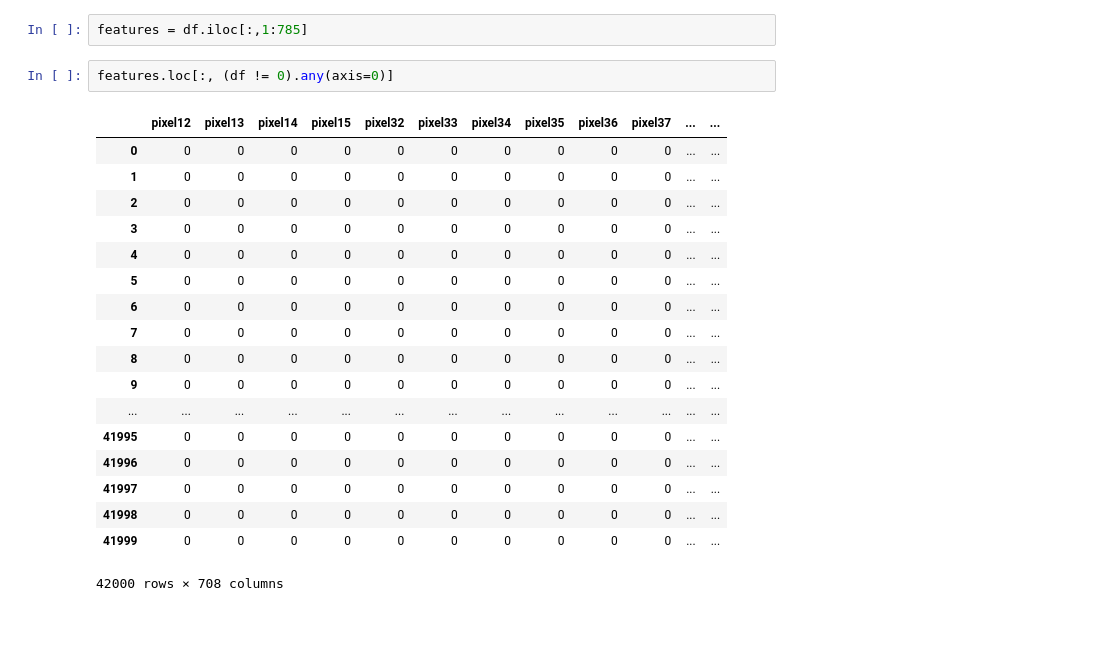
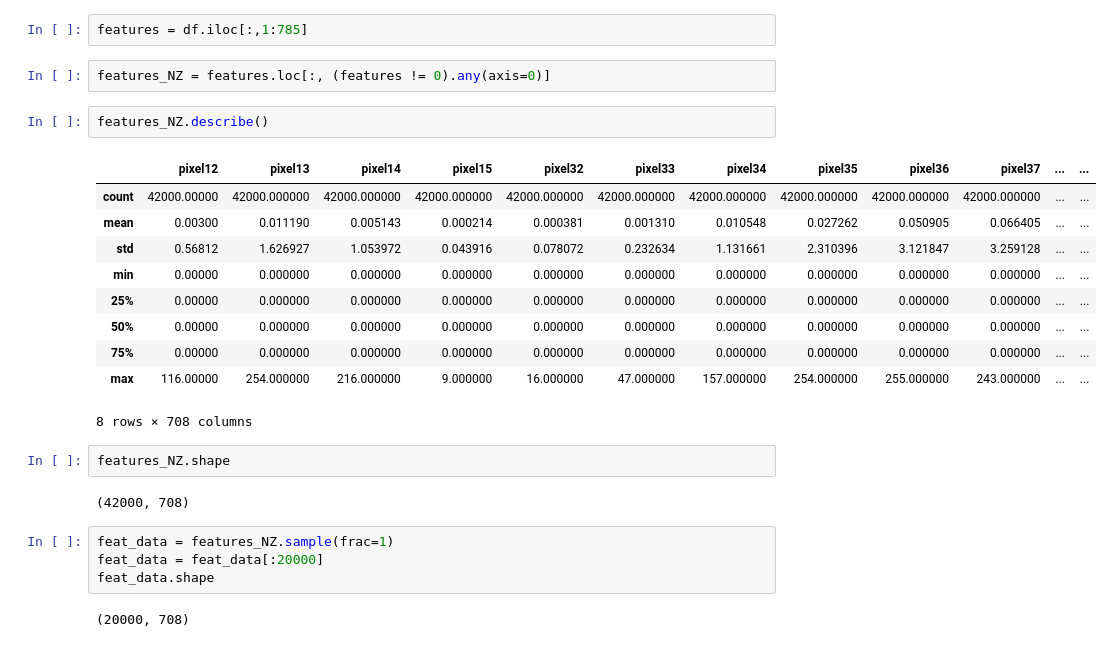
Before and after one commit to irulenot/Digit_Recognizer, a Jupyter notebook: inital_report-1.ipynb, the cells around one changed output. Cells and saved outputs as stored; diff of their text form.

```diff
--- a/inital_report-1.ipynb
+++ b/inital_report-1.ipynb
@@ -106,23 +106,27 @@ df.describe()
 # %%
 features = df.iloc[:,1:785]
 # %%
-features.loc[:, (df != 0).any(axis=0)]
+features_NZ = features.loc[:, (features != 0).any(axis=0)]
-# %% [output]
-|  | pixel12 | pixel13 | pixel14 | pixel15 | pixel32 | pixel33 | pixel34 | pixel35 | pixel36 | pixel37 | ... | ... |
-| 0 | 0 | 0 | 0 | 0 | 0 | 0 | 0 | 0 | 0 | 0 | ... | ... |
-| 1 | 0 | 0 | 0 | 0 | 0 | 0 | 0 | 0 | 0 | 0 | ... | ... |
-| 2 | 0 | 0 | 0 | 0 | 0 | 0 | 0 | 0 | 0 | 0 | ... | ... |
-| 3 | 0 | 0 | 0 | 0 | 0 | 0 | 0 | 0 | 0 | 0 | ... | ... |
-| 4 | 0 | 0 | 0 | 0 | 0 | 0 | 0 | 0 | 0 | 0 | ... | ... |
-| 5 | 0 | 0 | 0 | 0 | 0 | 0 | 0 | 0 | 0 | 0 | ... | ... |
-| 6 | 0 | 0 | 0 | 0 | 0 | 0 | 0 | 0 | 0 | 0 | ... | ... |
-| 7 | 0 | 0 | 0 | 0 | 0 | 0 | 0 | 0 | 0 | 0 | ... | ... |
-| 8 | 0 | 0 | 0 | 0 | 0 | 0 | 0 | 0 | 0 | 0 | ... | ... |
-| 9 | 0 | 0 | 0 | 0 | 0 | 0 | 0 | 0 | 0 | 0 | ... | ... |
-| ... | ... | ... | ... | ... | ... | ... | ... | ... | ... | ... | ... | ... |
-| 41995 | 0 | 0 | 0 | 0 | 0 | 0 | 0 | 0 | 0 | 0 | ... | ... |
-| 41996 | 0 | 0 | 0 | 0 | 0 | 0 | 0 | 0 | 0 | 0 | ... | ... |
-| 41997 | 0 | 0 | 0 | 0 | 0 | 0 | 0 | 0 | 0 | 0 | ... | ... |
-| 41998 | 0 | 0 | 0 | 0 | 0 | 0 | 0 | 0 | 0 | 0 | ... | ... |
-| 41999 | 0 | 0 | 0 | 0 | 0 | 0 | 0 | 0 | 0 | 0 | ... | ... |
-42000 rows × 708 columns
+# %%
+features_NZ.describe()
+# %% [output]
+|  | pixel12 | pixel13 | pixel14 | pixel15 | pixel32 | pixel33 | pixel34 | pixel35 | pixel36 | pixel37 | ... | ... |
+| count | 42000.00000 | 42000.000000 | 42000.000000 | 42000.000000 | 42000.000000 | 42000.000000 | 42000.000000 | 42000.000000 | 42000.000000 | 42000.000000 | ... | ... |
+| mean | 0.00300 | 0.011190 | 0.005143 | 0.000214 | 0.000381 | 0.001310 | 0.010548 | 0.027262 | 0.050905 | 0.066405 | ... | ... |
+| std | 0.56812 | 1.626927 | 1.053972 | 0.043916 | 0.078072 | 0.232634 | 1.131661 | 2.310396 | 3.121847 | 3.259128 | ... | ... |
+| min | 0.00000 | 0.000000 | 0.000000 | 0.000000 | 0.000000 | 0.000000 | 0.000000 | 0.000000 | 0.000000 | 0.000000 | ... | ... |
+| 25% | 0.00000 | 0.000000 | 0.000000 | 0.000000 | 0.000000 | 0.000000 | 0.000000 | 0.000000 | 0.000000 | 0.000000 | ... | ... |
+| 50% | 0.00000 | 0.000000 | 0.000000 | 0.000000 | 0.000000 | 0.000000 | 0.000000 | 0.000000 | 0.000000 | 0.000000 | ... | ... |
+| 75% | 0.00000 | 0.000000 | 0.000000 | 0.000000 | 0.000000 | 0.000000 | 0.000000 | 0.000000 | 0.000000 | 0.000000 | ... | ... |
+| max | 116.00000 | 254.000000 | 216.000000 | 9.000000 | 16.000000 | 47.000000 | 157.000000 | 254.000000 | 255.000000 | 243.000000 | ... | ... |
+8 rows × 708 columns
+# %%
+features_NZ.shape
+# %% [output]
+(42000, 708)
+# %%
+feat_data = features_NZ.sample(frac=1)
+feat_data = feat_data[:20000]
+feat_data.shape
+# %% [output]
+(20000, 708)
```
Also changed, not shown: parts of 3 cells of this notebook.
